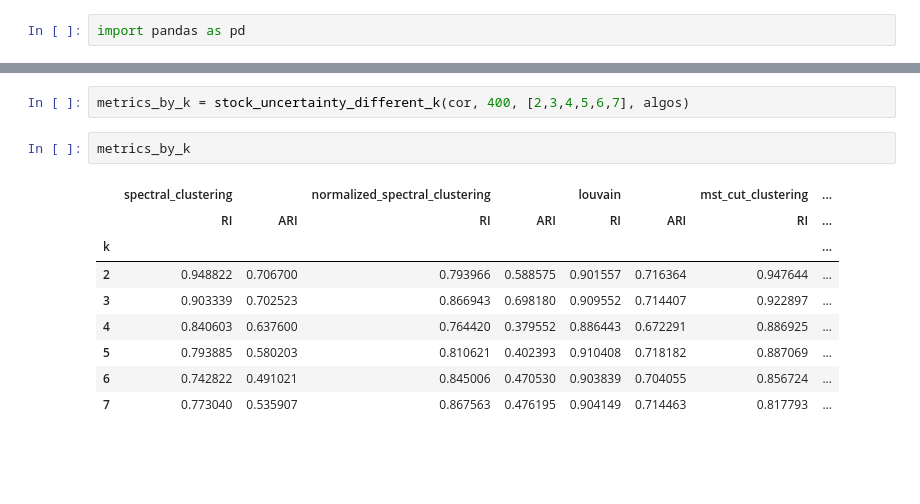
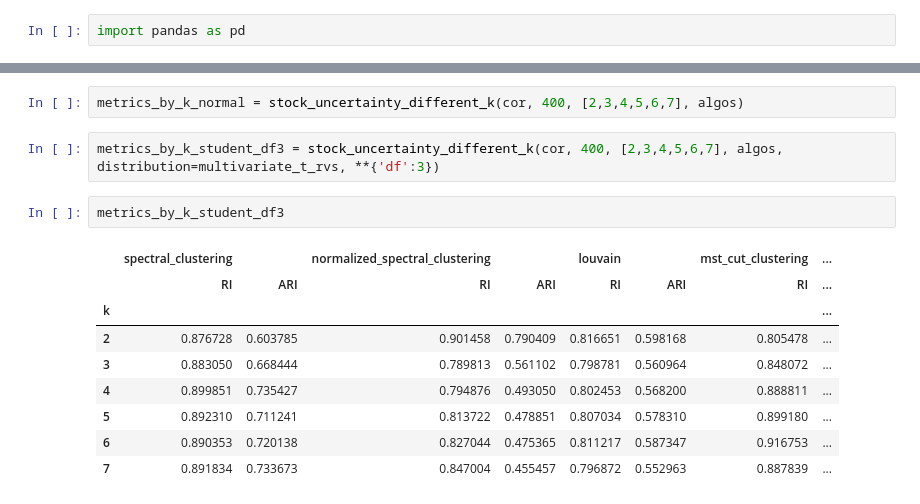
Before and after one commit to orrrrtem/Clustering_uncertainty, a Jupyter notebook: stock_uncertainty.ipynb, the cells around one changed output, grey strips where cells are left out. Saved outputs shown, nothing was run; the diff lists cells and outputs as text; blank space fills up the shorter version.

```diff
--- a/stock_uncertainty.ipynb
+++ b/stock_uncertainty.ipynb
@@ -244,15 +232,17 @@ df
 400 rows × 8 columns
 # %%
-metrics_by_k = stock_uncertainty_different_k(cor, 400, [2,3,4,5,6,7], algos)
+metrics_by_k_normal = stock_uncertainty_different_k(cor, 400, [2,3,4,5,6,7], algos)
-# %%
-metrics_by_k
-# %% [output]
-|  | spectral_clustering |  | normalized_spectral_clustering |  | louvain |  | mst_cut_clustering | ... |
-|  | RI | ARI | RI | ARI | RI | ARI | RI | ... |
-| k |  |  |  |  |  |  |  | ... |
-| 2 | 0.948822 | 0.706700 | 0.793966 | 0.588575 | 0.901557 | 0.716364 | 0.947644 | ... |
-| 3 | 0.903339 | 0.702523 | 0.866943 | 0.698180 | 0.909552 | 0.714407 | 0.922897 | ... |
-| 4 | 0.840603 | 0.637600 | 0.764420 | 0.379552 | 0.886443 | 0.672291 | 0.886925 | ... |
-| 5 | 0.793885 | 0.580203 | 0.810621 | 0.402393 | 0.910408 | 0.718182 | 0.887069 | ... |
-| 6 | 0.742822 | 0.491021 | 0.845006 | 0.470530 | 0.903839 | 0.704055 | 0.856724 | ... |
-| 7 | 0.773040 | 0.535907 | 0.867563 | 0.476195 | 0.904149 | 0.714463 | 0.817793 | ... |
+# %%
+metrics_by_k_student_df3 = stock_uncertainty_different_k(cor, 400, [2,3,4,5,6,7], algos, distribution=multivariate_t_rvs, **{'df':3})
+# %%
+metrics_by_k_student_df3
+# %% [output]
+|  | spectral_clustering |  | normalized_spectral_clustering |  | louvain |  | mst_cut_clustering | ... |
+|  | RI | ARI | RI | ARI | RI | ARI | RI | ... |
+| k |  |  |  |  |  |  |  | ... |
+| 2 | 0.876728 | 0.603785 | 0.901458 | 0.790409 | 0.816651 | 0.598168 | 0.805478 | ... |
+| 3 | 0.883050 | 0.668444 | 0.789813 | 0.561102 | 0.798781 | 0.560964 | 0.848072 | ... |
+| 4 | 0.899851 | 0.735427 | 0.794876 | 0.493050 | 0.802453 | 0.568200 | 0.888811 | ... |
+| 5 | 0.892310 | 0.711241 | 0.813722 | 0.478851 | 0.807034 | 0.578310 | 0.899180 | ... |
+| 6 | 0.890353 | 0.720138 | 0.827044 | 0.475365 | 0.811217 | 0.587347 | 0.916753 | ... |
+| 7 | 0.891834 | 0.733673 | 0.847004 | 0.455457 | 0.796872 | 0.552963 | 0.887839 | ... |
```
Also changed, not shown: parts of 18 cells of this notebook.
